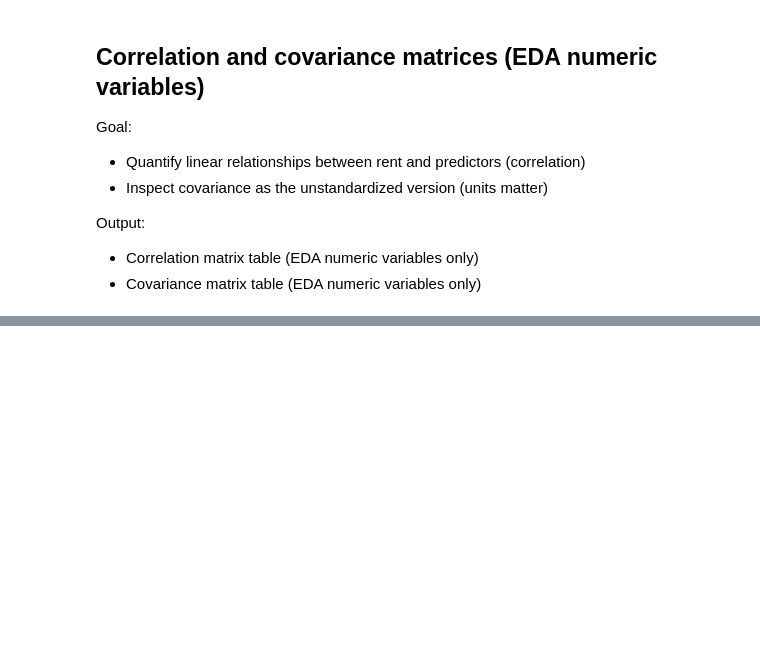
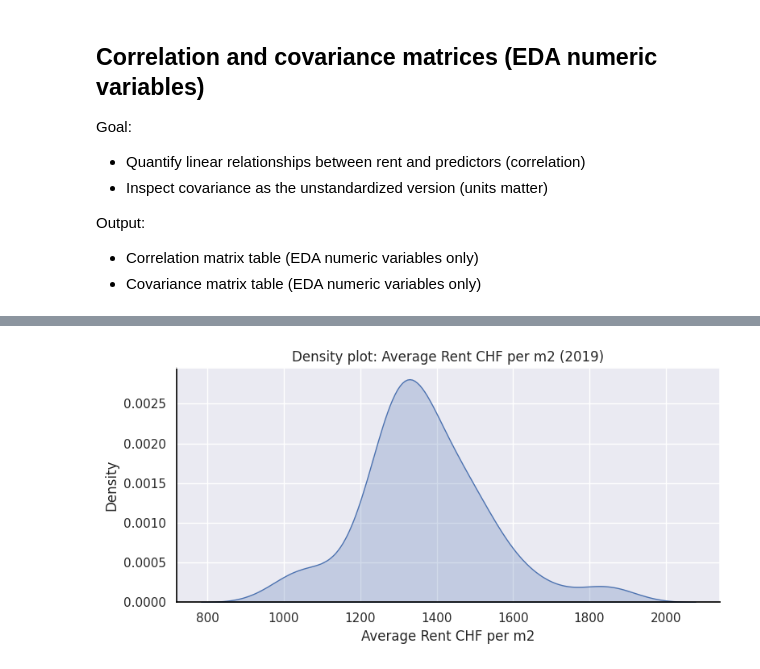
Before and after one commit to hamedamini-zhaw/ARM_Gruppe-5, a Jupyter notebook: 03 - EDA/EDA.ipynb, the cells around one changed output, grey strips where cells are left out. Saved outputs shown, nothing was run; the diff lists cells and outputs as text; code cells hidden in the pictures; blank space fills up the shorter version.

```diff
--- a/03 - EDA/EDA.ipynb
+++ b/03 - EDA/EDA.ipynb
@@ -417,0 +469,20 @@ Covariance matrix (EDA numeric variables):
+# %%
+target = "Average Rent CHF per m2"
+
+plt.figure(figsize=(8,4))
+sns.kdeplot(df[target].dropna(), fill=True)
+
+plt.title("Density plot: Average Rent CHF per m2 (2019)")
+plt.xlabel("Average Rent CHF per m2")
+plt.ylabel("Density")
+
+ax = plt.gca()
+ax.spines["bottom"].set_color("black")
+ax.spines["left"].set_color("black")
+ax.spines["bottom"].set_linewidth(1.2)
+ax.spines["left"].set_linewidth(1.2)
+
+plt.tight_layout()
+plt.show()
+# %% [output]
+[figure, added]
```
Also changed, not shown: parts of 8 cells of this notebook.
